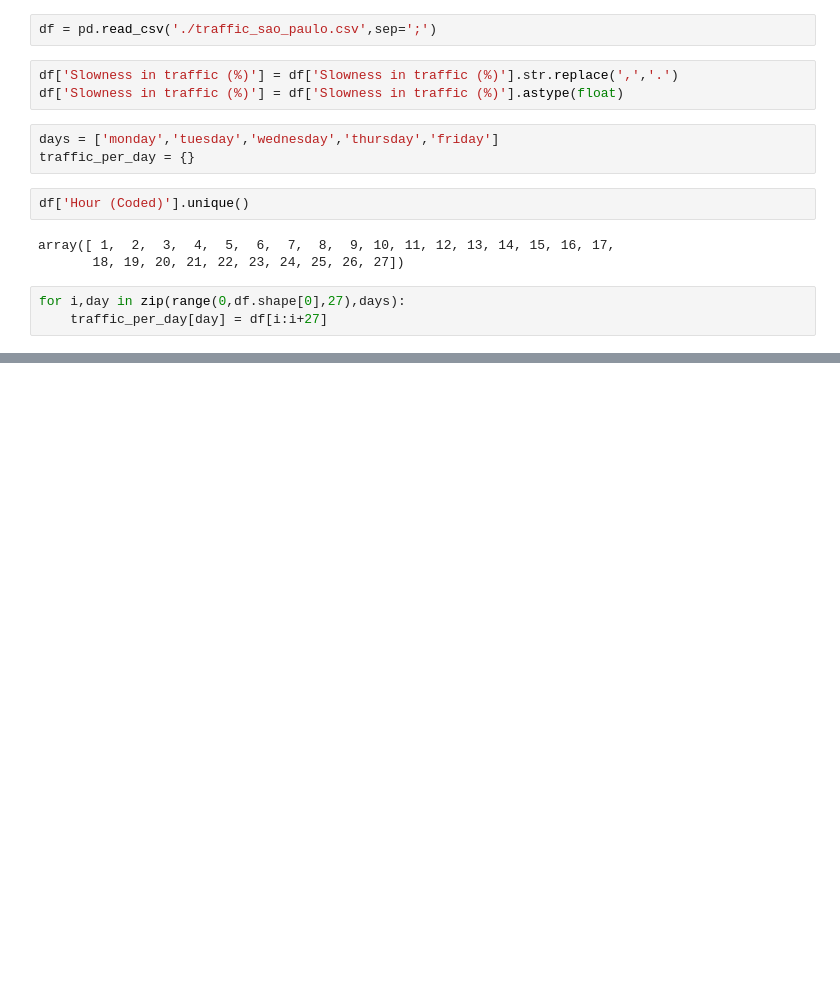
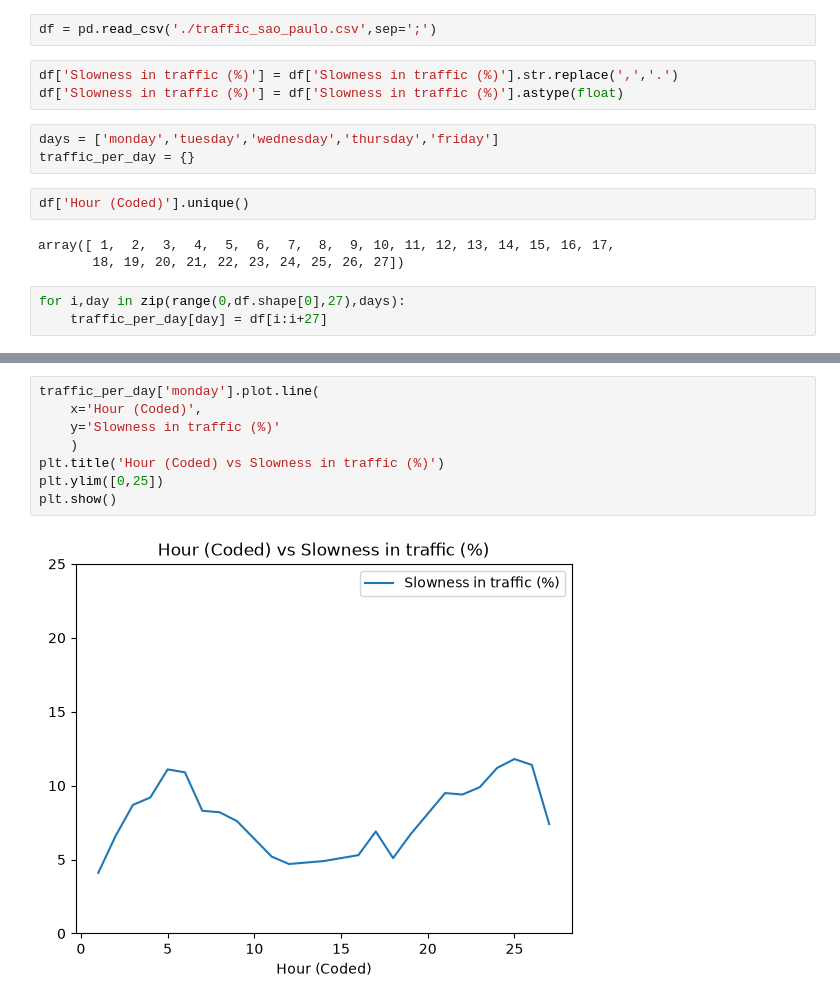
Before and after one commit to dnlsyfq/py_dataquest_traffic_sao_paulo, a Jupyter notebook: workbook.ipynb, the cells around one changed output, grey strips where cells are left out. Drawn from its saved outputs; the diff is of its cells as text; blank space fills up the shorter version.

```diff
--- a/workbook.ipynb
+++ b/workbook.ipynb
@@ -38,0 +32,10 @@ traffic_per_day
+# %%
+traffic_per_day['monday'].plot.line(
+    x='Hour (Coded)',
+    y='Slowness in traffic (%)'
+    )
+plt.title('Hour (Coded) vs Slowness in traffic (%)')
+plt.ylim([0,25])
+plt.show()
+# %% [output]
+[figure, added]
```
Also changed, not shown: parts of 2 cells of this notebook.
